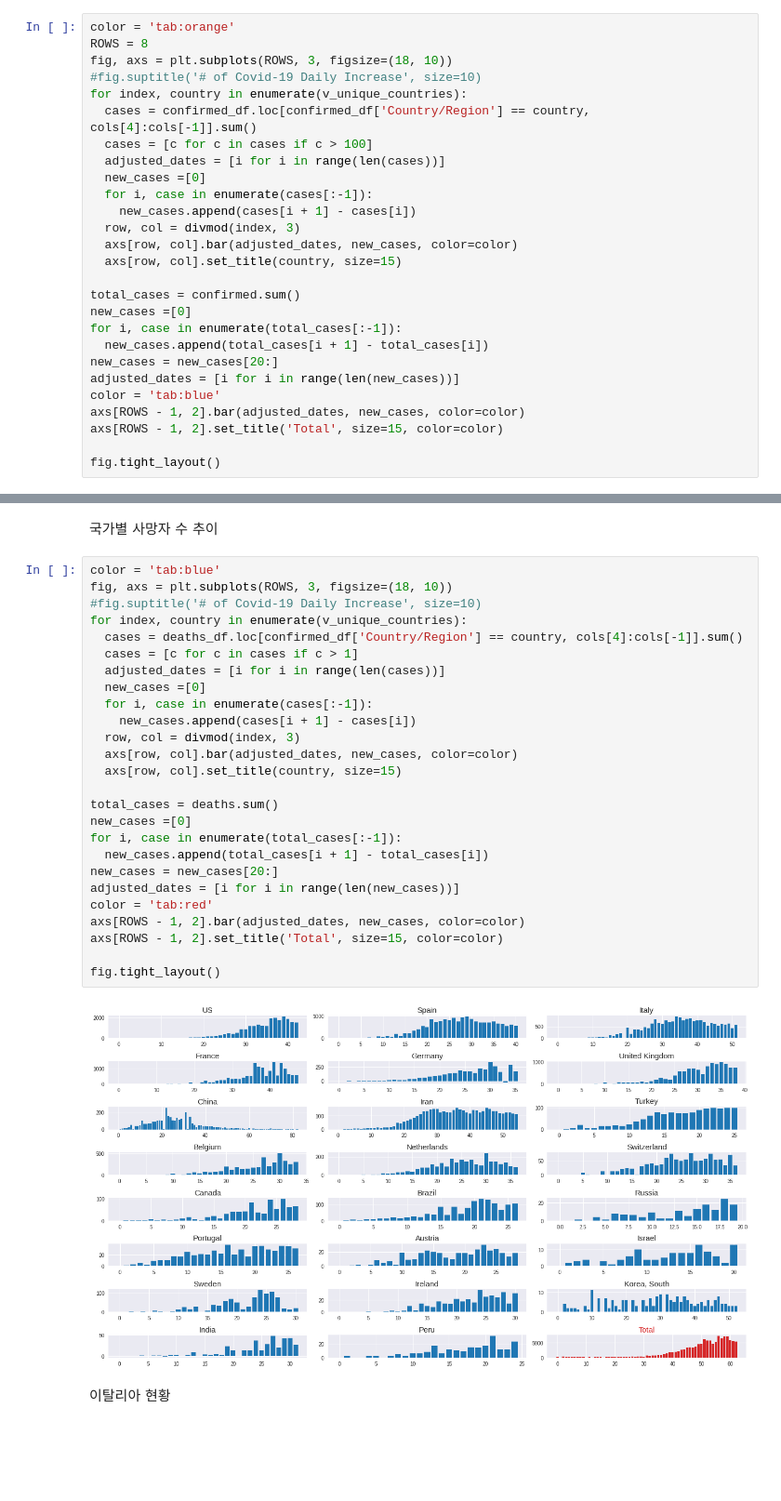
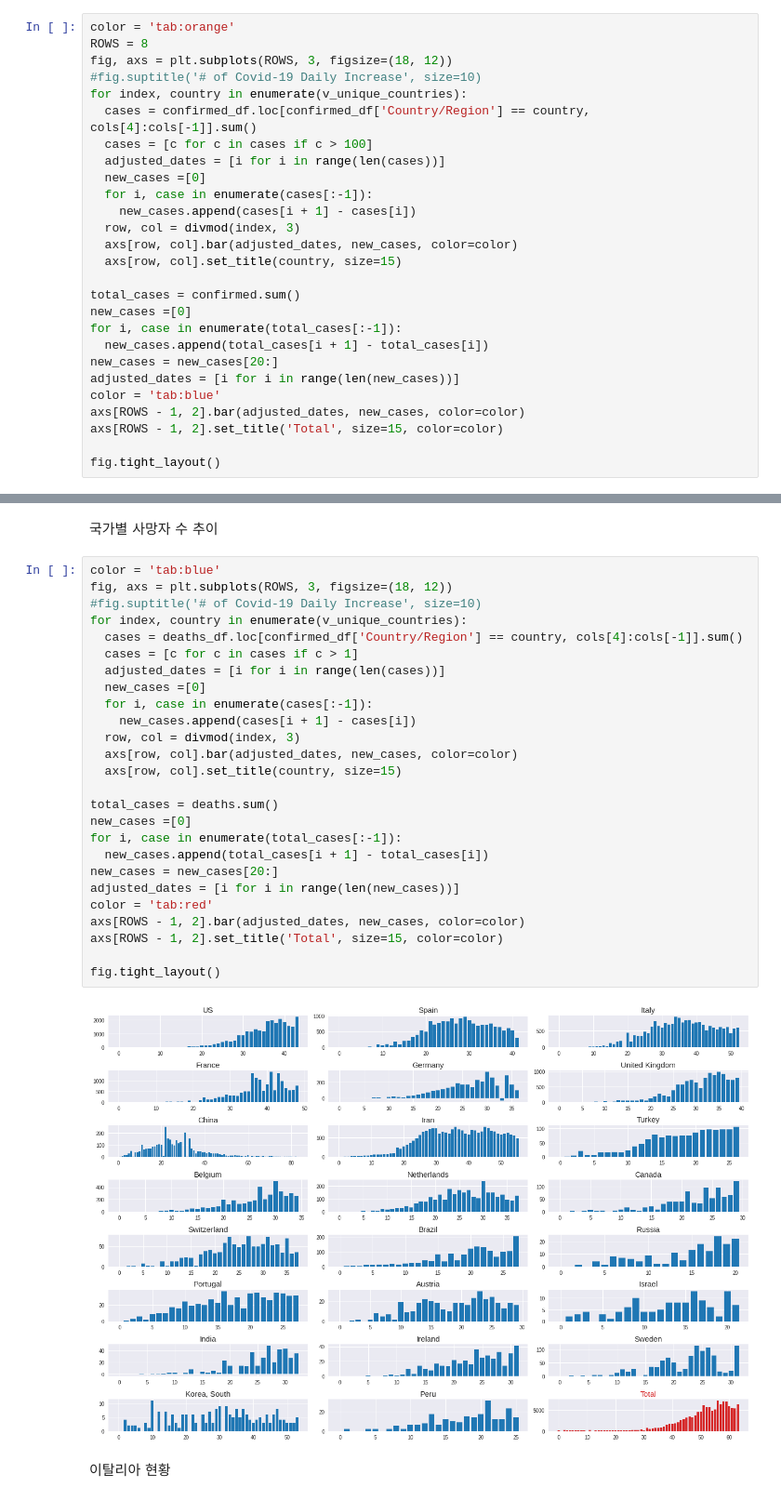
Before and after one commit to wyb330/covid19, a Jupyter notebook: covid19.ipynb, the cells around one changed output, grey strips where cells are left out. Shown at 93% size. Drawn from its saved outputs; the diff is of its cells as text; blank space fills up the shorter version.

```diff
--- a/covid19.ipynb
+++ b/covid19.ipynb
@@ -271,7 +254,7 @@ fig.tight_layout()
 # %%
 color = 'tab:orange'
 ROWS = 8
-fig, axs = plt.subplots(ROWS, 3, figsize=(18, 10))
+fig, axs = plt.subplots(ROWS, 3, figsize=(18, 12))
 #fig.suptitle('# of Covid-19 Daily Increase', size=10)
 for index, country in enumerate(v_unique_countries):
   cases = confirmed_df.loc[confirmed_df['Country/Region'] == country, cols[4]:cols[-1]].sum()
@@ -356,32 +339,32 @@ plt.yticks(size=15)
 국가별 사망자 수 추이
 # %%
 color = 'tab:blue'
-fig, axs = plt.subplots(ROWS, 3, figsize=(18, 10))
+fig, axs = plt.subplots(ROWS, 3, figsize=(18, 12))
 #fig.suptitle('# of Covid-19 Daily Increase', size=10)
 for index, country in enumerate(v_unique_countries):
   cases = deaths_df.loc[confirmed_df['Country/Region'] == country, cols[4]:cols[-1]].sum()
   cases = [c for c in cases if c > 1]
   adjusted_dates = [i for i in range(len(cases))]
   new_cases =[0]
   for i, case in enumerate(cases[:-1]):
     new_cases.append(cases[i + 1] - cases[i])
   row, col = divmod(index, 3)
   axs[row, col].bar(adjusted_dates, new_cases, color=color)
   axs[row, col].set_title(country, size=15)
 
 total_cases = deaths.sum()
 new_cases =[0]
 for i, case in enumerate(total_cases[:-1]):
   new_cases.append(total_cases[i + 1] - total_cases[i])
 new_cases = new_cases[20:]
 adjusted_dates = [i for i in range(len(new_cases))]
 color = 'tab:red'
 axs[ROWS - 1, 2].bar(adjusted_dates, new_cases, color=color)
 axs[ROWS - 1, 2].set_title('Total', size=15, color=color)
 
 fig.tight_layout()
 # %% [output]
-[figure, old version]
+[figure, new version]
 # %% [markdown]
 이탈리아 현황
 # %%
```
Also changed, not shown: parts of 20 cells of this notebook.
